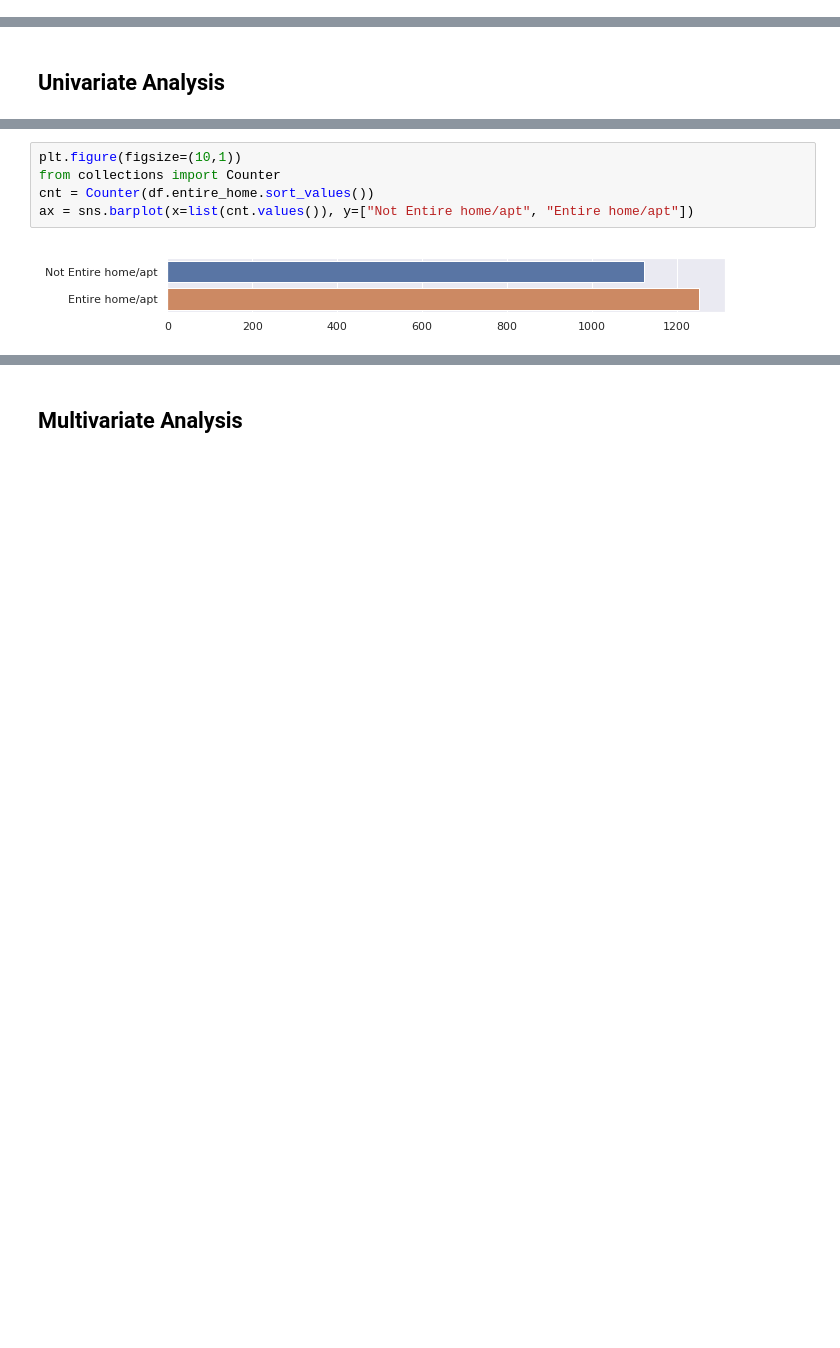
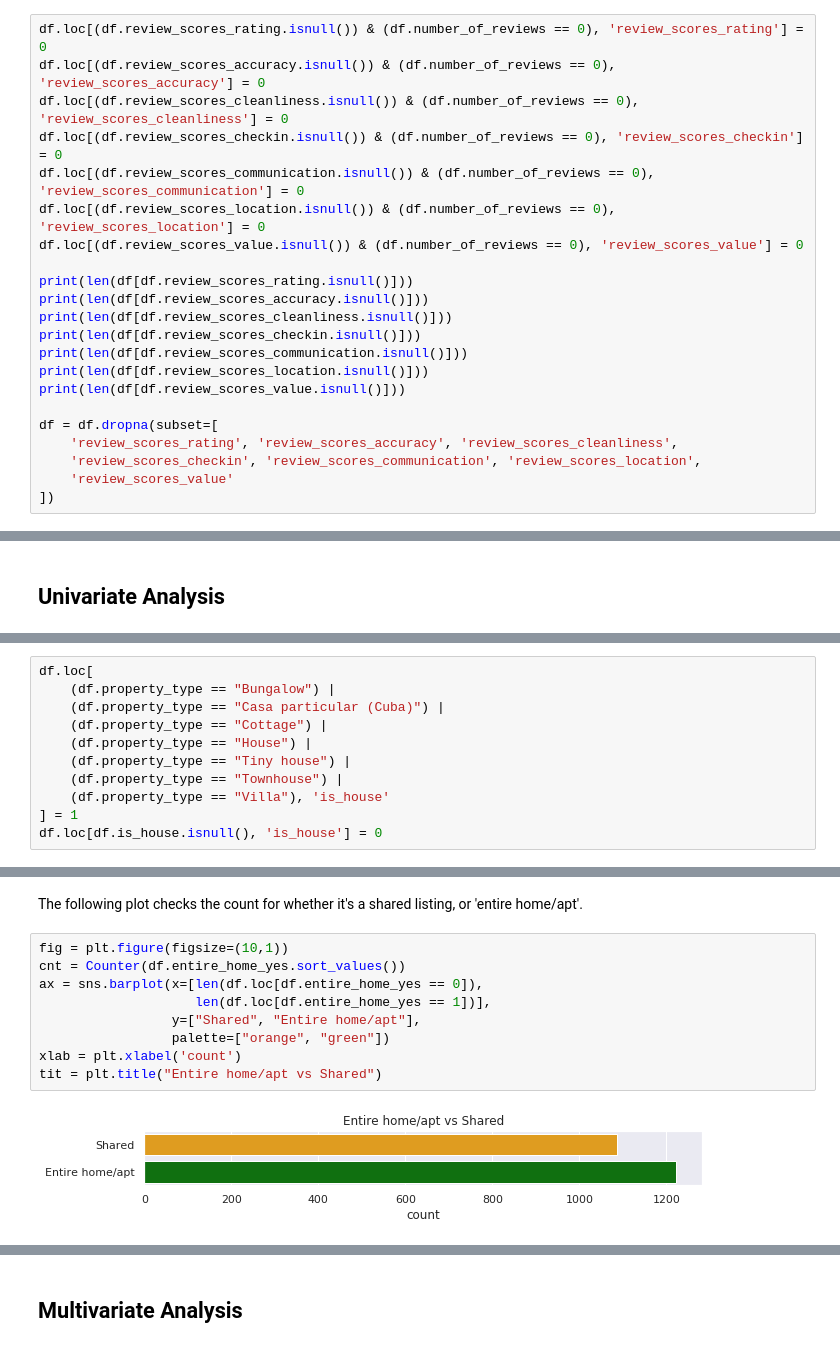
Before and after one commit to dathpo/Airbnb_Property_Type_Prediction_-_Machine_Learning, a Jupyter notebook: main.ipynb, the cells around one changed output, grey strips where cells are left out. Cells and saved outputs as stored; diff of their text form; blank space fills up the shorter version.

```diff
--- a/main.ipynb
+++ b/main.ipynb
@@ -78,0 +232,22 @@ df = df.rename(index=str, columns={"room_type": "entire_home"})
+# %%
+df.loc[(df.review_scores_rating.isnull()) & (df.number_of_reviews == 0), 'review_scores_rating'] = 0
+df.loc[(df.review_scores_accuracy.isnull()) & (df.number_of_reviews == 0), 'review_scores_accuracy'] = 0
+df.loc[(df.review_scores_cleanliness.isnull()) & (df.number_of_reviews == 0), 'review_scores_cleanliness'] = 0
+df.loc[(df.review_scores_checkin.isnull()) & (df.number_of_reviews == 0), 'review_scores_checkin'] = 0
+df.loc[(df.review_scores_communication.isnull()) & (df.number_of_reviews == 0), 'review_scores_communication'] = 0
+df.loc[(df.review_scores_location.isnull()) & (df.number_of_reviews == 0), 'review_scores_location'] = 0
+df.loc[(df.review_scores_value.isnull()) & (df.number_of_reviews == 0), 'review_scores_value'] = 0
+
+print(len(df[df.review_scores_rating.isnull()]))
+print(len(df[df.review_scores_accuracy.isnull()]))
+print(len(df[df.review_scores_cleanliness.isnull()]))
+print(len(df[df.review_scores_checkin.isnull()]))
+print(len(df[df.review_scores_communication.isnull()]))
+print(len(df[df.review_scores_location.isnull()]))
+print(len(df[df.review_scores_value.isnull()]))
+
+df = df.dropna(subset=[
+    'review_scores_rating', 'review_scores_accuracy', 'review_scores_cleanliness',
+    'review_scores_checkin', 'review_scores_communication', 'review_scores_location',
+    'review_scores_value'
+])
@@ -80,0 +330,11 @@ df = df.rename(index=str, columns={"room_type": "entire_home"})
+# %%
+df.loc[
+    (df.property_type == "Bungalow") |
+    (df.property_type == "Casa particular (Cuba)") |
+    (df.property_type == "Cottage") |
+    (df.property_type == "House") |
+    (df.property_type == "Tiny house") |
+    (df.property_type == "Townhouse") |
+    (df.property_type == "Villa"), 'is_house'
+] = 1
+df.loc[df.is_house.isnull(), 'is_house'] = 0
@@ -81,7 +355,13 @@ df = df.rename(index=str, columns={"room_type": "entire_home"})
+# %% [markdown]
+The following plot checks the count for whether it's a shared listing, or 'entire home/apt'.
 # %%
-plt.figure(figsize=(10,1))
-from collections import Counter
-cnt = Counter(df.entire_home.sort_values())
-ax = sns.barplot(x=list(cnt.values()), y=["Not Entire home/apt", "Entire home/apt"])
+fig = plt.figure(figsize=(10,1))
+cnt = Counter(df.entire_home_yes.sort_values())
+ax = sns.barplot(x=[len(df.loc[df.entire_home_yes == 0]),
+                    len(df.loc[df.entire_home_yes == 1])],
+                 y=["Shared", "Entire home/apt"],
+                 palette=["orange", "green"])
+xlab = plt.xlabel('count')
+tit = plt.title("Entire home/apt vs Shared")
 # %% [output]
-[figure, old version]
+[figure, new version]
```
Also changed, not shown: parts of 189 cells of this notebook.
